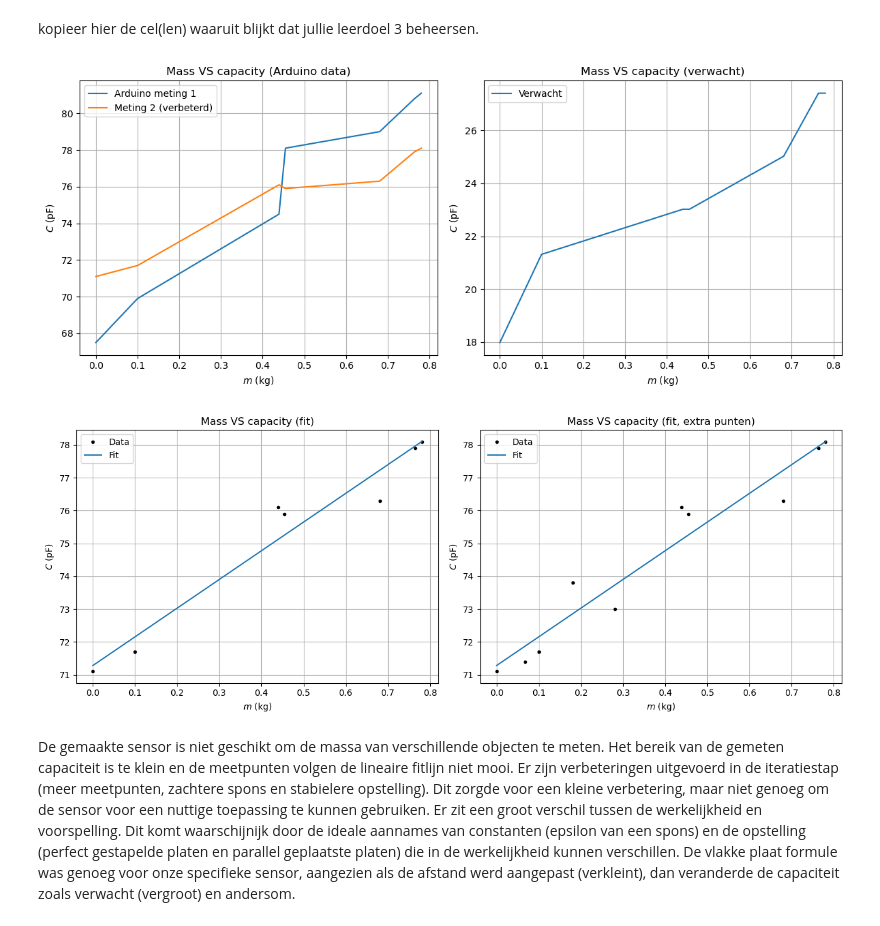
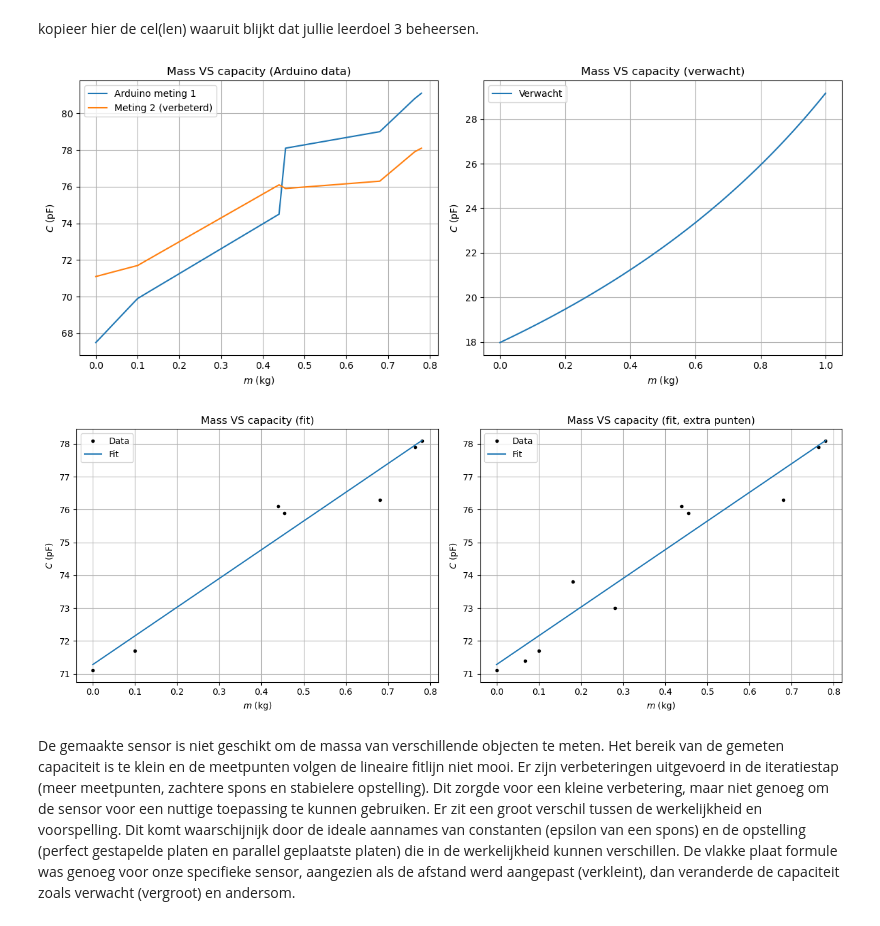
Before and after one commit to NNynke/DEF-D-assignments-N, a Jupyter notebook: FysiekeOntwerpopdrachten/2OntwerpEenSensorCondensator/DEFOntwerpopdracht2OntwerpEenSensorInvulTemplate.ipynb, the cells around one changed output. Cells and saved outputs as stored; diff of their text form; code cells hidden in the pictures.

```diff
--- a/FysiekeOntwerpopdrachten/2OntwerpEenSensorCondensator/DEFOntwerpopdracht2OntwerpEenSensorInvulTemplate.ipynb
+++ b/FysiekeOntwerpopdrachten/2OntwerpEenSensorCondensator/DEFOntwerpopdracht2OntwerpEenSensorInvulTemplate.ipynb
@@ -79,15 +79,22 @@ import matplotlib.pyplot as plt
 import numpy as np
 from scipy.optimize import curve_fit
 
-massa = np.array([0, 100, 439.1, 454.7, 680.6, 764.2, 780.6])*10**-3 # kg
-d_spons = np.array([3.2, 2.7, 2.5, 2.5, 2.3, 2.1, 2.1])*10**-2 # m
+m = np.linspace(0, 1, 100) # kg
 epsilon_spons = 6.5
+epsilon0 = 8.854e-12 # F/m
+A = 0.01 # m^2
+d_spons_initial = 3.2*10**-2 # m
+g = 9.81 # m/s^2
+k = 800 # veerconstante (gokje)
 
-Capaciteit_sensor = Capaciteit(epsilon0, epsilon_spons, A, d_spons)*10**12
+x = m * g / k
+d = d_spons_initial - x
+
+Capaciteit_verwacht = Capaciteit(epsilon0, epsilon_spons, A, d)*10**12
 
 plt.figure()
 plt.title('Mass VS capacity')
-plt.plot(massa, Capaciteit_sensor, label='Data')
+plt.plot(m, Capaciteit_verwacht, 'k', label='Data')
 plt.xlabel('$m$ (kg)')
 plt.ylabel('$C$ (pF)')
 plt.legend()
@@ -250,3 +257,31 @@ Berekende capaciteit plaatcondensator groep 15 is 243.485 pF
 # %% [markdown]
 #### Voeg hier de foto's van je sensoren in actie in.
 ![normale opstelling](rustafstand_sensor.png)
+# %%
+# Plot hier de verwachte ontwerpgrafiek van jullie sensoren.
+
+import matplotlib.pyplot as plt
+import numpy as np
+from scipy.optimize import curve_fit
+
+m = np.linspace(0, 1, 100) # kg
+epsilon_spons = 6.5
+epsilon0 = 8.854e-12 # F/m
+A = 0.01 # m^2
+d_spons_initial = 3.2*10**-2 # m
+g = 9.81 # m/s^2
+k = 800 # veerconstante (gokje)
+
+x = m * g / k
+d = d_spons_initial - x
+
+Capaciteit_verwacht = Capaciteit(epsilon0, epsilon_spons, A, d)*10**12
+
+plt.figure()
+plt.title('Mass VS capacity')
+plt.plot(m, Capaciteit_verwacht, 'k', label='Data')
+plt.xlabel('$m$ (kg)')
+plt.ylabel('$C$ (pF)')
+plt.legend()
+plt.grid()
+plt.show()
@@ -280,7 +317,7 @@ plt.grid()
 
 plt.subplot(1,2,2)
 plt.title('Mass VS capacity (verwacht)')
-plt.plot(massa, Capaciteit_sensor, label='Verwacht') # de verwachte waarden van de capaciteit bij elke massa (berekend met formule adhv d en A)
+plt.plot(m, Capaciteit_verwacht, label='Verwacht') # de verwachte waarden van de capaciteit bij elke massa (berekend met formule adhv d en A)
 plt.xlabel('$m$ (kg)')
 plt.ylabel('$C$ (pF)')
 plt.legend()
@@ -292,34 +329,34 @@ def linear(x,a,b):
     return a * x + b
 
 popt, pcov = curve_fit(linear, massa, Capacity_Arduino_verbeterd) # curve fitten van data
 a_fit, b_fit = popt
 
 plt.figure(figsize=(13,5))
 plt.subplot(1,2,1)
 plt.title('Mass VS capacity (fit)')
 plt.plot(massa, Capacity_Arduino_verbeterd, 'k.', label = 'Data') # de Arduino waarden na de verbetering
 plt.plot(massa, linear(massa, *popt), label='Fit') # curve fit van deze data punten
 plt.xlabel('$m$ (kg)')
 plt.ylabel('$C$ (pF)')
 plt.legend()
 plt.grid()
 
 # extra data puntjes toevoegen ter verbetering fit (aangezien er eerst een gap was tussen 100 en 450 gram massa)
 massa2 = np.array([0, 67.2, 100, 180.5, 280.5, 439.1, 454.7, 680.6, 764.2, 780.6])*10**-3 # kg
 Capacity_Arduino_verbeterd2 = np.array([71.1, 71.4, 71.7, 73.8, 73.0, 76.1, 75.9, 76.3, 77.9, 78.1]) # pF
 
 plt.subplot(1,2,2)
 plt.title('Mass VS capacity (fit, extra punten)')
 plt.plot(massa2, Capacity_Arduino_verbeterd2, 'k.', label = 'Data') # data punten, Arduino, na tweede verbetering
 plt.plot(massa2, linear(massa2, *popt), label='Fit') # curve fit van deze data (inclusief extra) punten
 plt.xlabel('$m$ (kg)')
 plt.ylabel('$C$ (pF)')
 plt.legend()
 plt.grid()
 plt.tight_layout()
 plt.show()
 # %% [output]
-[figure, old version]
+[figure, new version]
 [figure]
 # %% [markdown]
 De gemaakte sensor is niet geschikt om de massa van verschillende objecten te meten. Het bereik van de gemeten capaciteit is te klein en de meetpunten volgen de lineaire fitlijn niet mooi. Er zijn verbeteringen uitgevoerd in de iteratiestap (meer meetpunten, zachtere spons en stabielere opstelling). Dit zorgde voor een kleine verbetering, maar niet genoeg om de sensor voor een nuttige toepassing te kunnen gebruiken. Er zit een groot verschil tussen de werkelijkheid en voorspelling. Dit komt waarschijnijk door de ideale aannames van constanten (epsilon van een spons) en de opstelling (perfect gestapelde platen en parallel geplaatste platen) die in de werkelijkheid kunnen verschillen. De vlakke plaat formule was genoeg voor onze specifieke sensor, aangezien als de afstand werd aangepast (verkleint), dan veranderde de capaciteit zoals verwacht (vergroot) en andersom.
```
Also changed, not shown: parts of 4 cells of this notebook.
